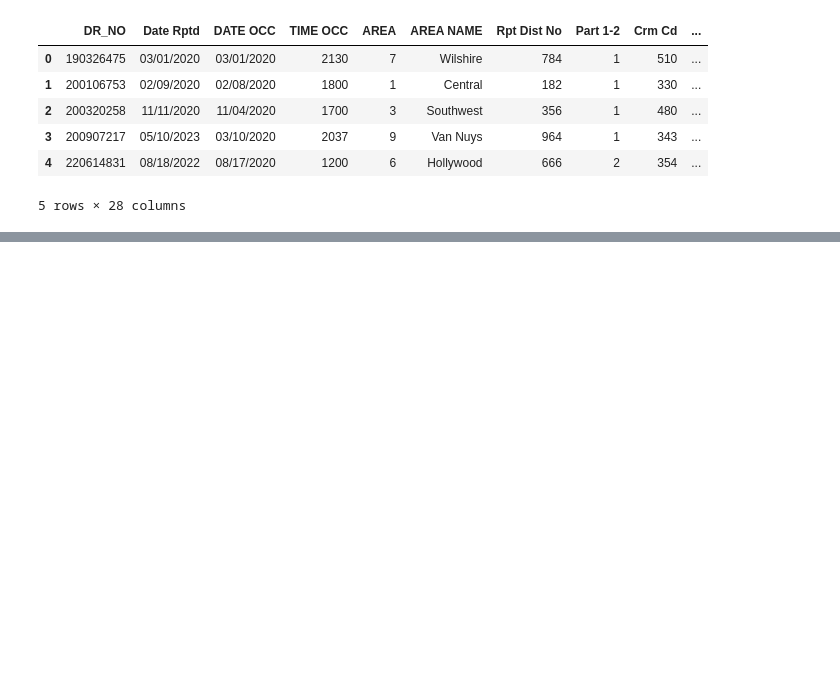
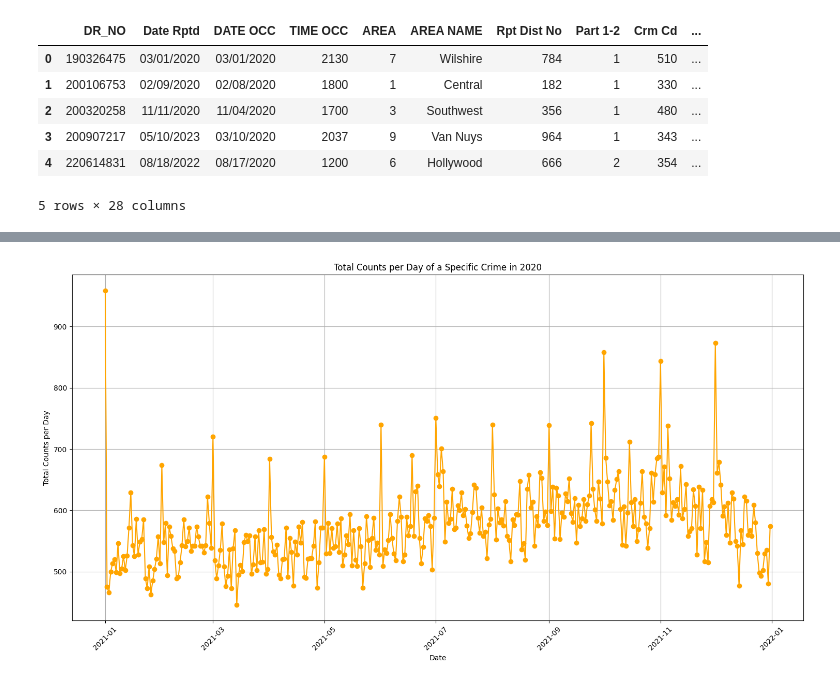
Before and after one commit to rkuautli/Data_Project_1, a Jupyter notebook: crime.ipynb, the cells around one changed output, grey strips where cells are left out. Saved outputs shown, nothing was run; the diff lists cells and outputs as text; code cells hidden in the pictures; blank space fills up the shorter version.

```diff
--- a/crime.ipynb
+++ b/crime.ipynb
@@ -150,0 +255,21 @@ crime_2024.to_csv("Resources/crime_2024.csv", index=False)
+# %%
+# Sort the aggregated data by date
+aggregated_2021 = aggregated_2021.sort_values(by = "Date Occ")
+
+# Create a line plot
+plt.figure(figsize=(15, 8))
+plt.plot(aggregated_2021["Date Occ"], aggregated_2021["total_count"], marker='o', color='orange', linestyle='-')
+# Set labels and title
+plt.xlabel('Date')
+plt.ylabel('Total Counts per Day')
+plt.title('Total Counts per Day of a Specific Crime in 2020')
+
+# Rotate x-axis labels for better readability
+plt.xticks(rotation=45)
+
+# Display the plot
+plt.grid(True)
+plt.tight_layout()
+plt.show()
+# %% [output]
+[figure, added]
```
Also changed, not shown: parts of 48 cells of this notebook.
